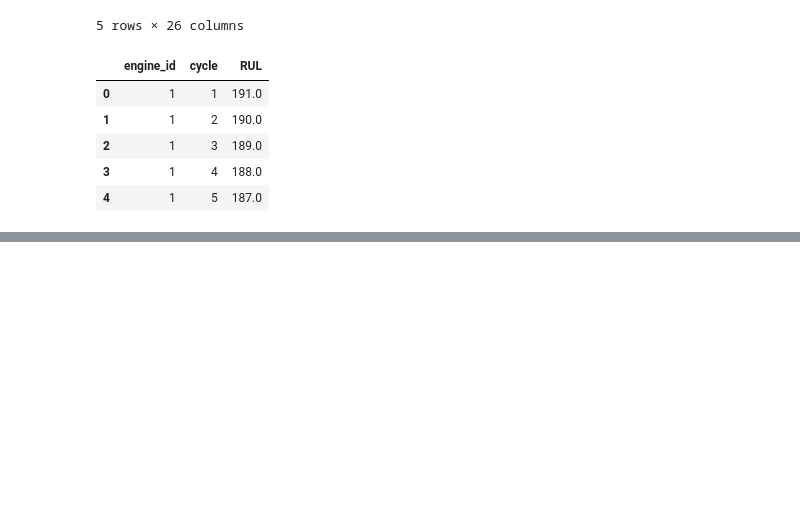
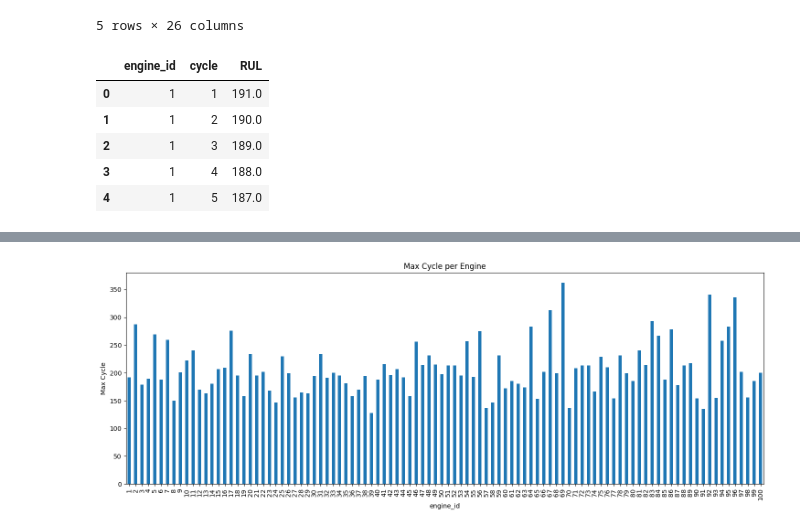
Before and after one commit to abhinay12890/factoryguard-ai, a Jupyter notebook: 01_eda_fd001.ipynb, the cells around one changed output, grey strips where cells are left out. Drawn from its saved outputs; the diff is of its cells as text; code cells hidden in the pictures; blank space fills up the shorter version.

```diff
--- a/01_eda_fd001.ipynb
+++ b/01_eda_fd001.ipynb
@@ -1,6 +1,7 @@
 # %%
 import pandas as pd
 import matplotlib.pyplot as plt
+import seaborn as sns
 
 # Column names as defined by NASA
 columns = ['engine_id', 'cycle'] + \
@@ -9,7 +10,7 @@ columns = ['engine_id', 'cycle'] + \
 
 # Load training data
 train_df = pd.read_csv(
-    '../data/raw/train_FD001.txt',
+    '..data/raw/train_FD001.txt',
     sep=' ',
     header=None
 )
@@ -59,0 +79,8 @@ Name: failure, dtype: float64
+# %%
+plt.figure(figsize=(18, 6))
+(train_df.groupby("engine_id")["cycle"].max()).plot(kind="bar")
+plt.ylabel("Max Cycle")
+plt.title("Max Cycle per Engine")
+plt.show()
+# %% [output]
+[figure, added]
```
Also changed, not shown: parts of 8 cells of this notebook.
